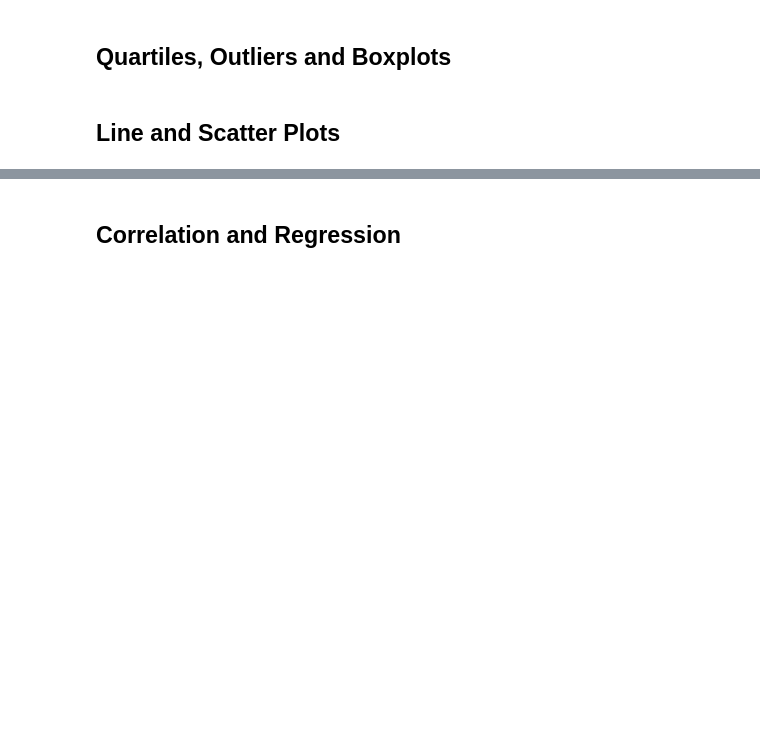
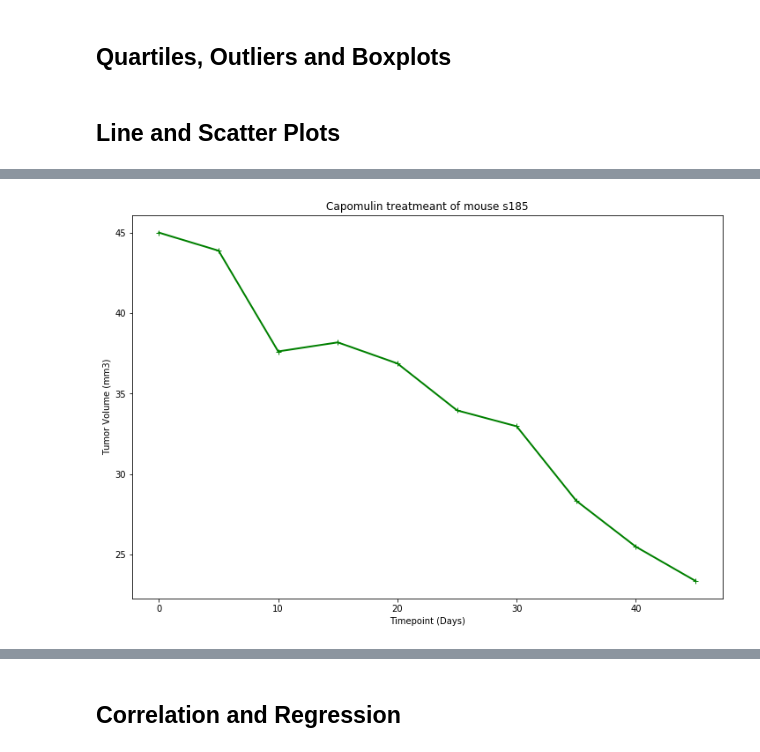
Before and after one commit to aashitarakesh/Matplotlib_Challenge, a Jupyter notebook: pymaceuticals_starter.ipynb, the cells around one changed output, grey strips where cells are left out. Saved outputs shown, nothing was run; the diff lists cells and outputs as text; code cells hidden in the pictures; blank space fills up the shorter version.

Commit message:
Adding line and scatter plot

```diff
--- a/pymaceuticals_starter.ipynb
+++ b/pymaceuticals_starter.ipynb
@@ -225,3 +228,5 @@ Name: Sex, dtype: int64
 ## Line and Scatter Plots
 # %%
 # Generate a line plot of tumor volume vs. time point for a mouse treated with Capomulin
+capomulin_df = clean_df.loc[clean_df["Drug Regimen"] == "Capomulin"].reset_index()
+capomulin_df.head()
@@ -229,0 +240,3 @@ Name: Sex, dtype: int64
+# %%
+mouse_capomulin = capomulin_df.loc[capomulin_df["Mouse ID"] == "s185"]
+mouse_capomulin
@@ -229,0 +255,17 @@ Name: Sex, dtype: int64
+# %%
+x_timepoint= mouse_capomulin ['Timepoint']
+y_tumor = mouse_capomulin ['Tumor Volume (mm3)']
+
+
+
+plt.figure(figsize=(12,8))
+plt.plot(x_timepoint, y_tumor, marker='+',color= 'green', linewidth=2)
+plt.title('Capomulin treatmeant of mouse s185')
+plt.xlabel('Timepoint (Days)')
+plt.ylabel('Tumor Volume (mm3)')
+
+# plt.style.use('fivethirtyeight')
+plt.savefig('Analysis/campoulin_mouse.png')
+plt.show()
+# %% [output]
+[figure, added]
```
Also changed, not shown: parts of 8 cells of this notebook, 3 other files.
